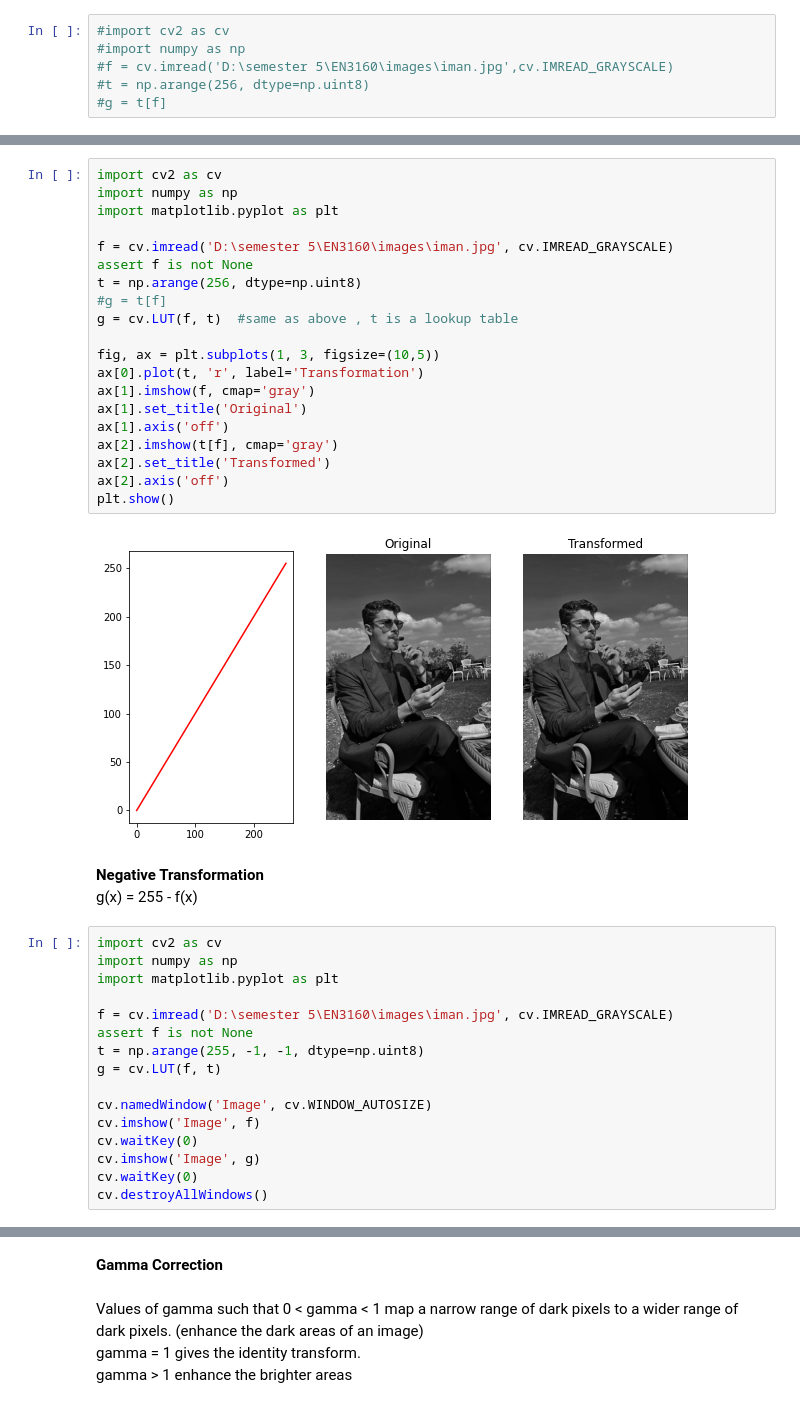
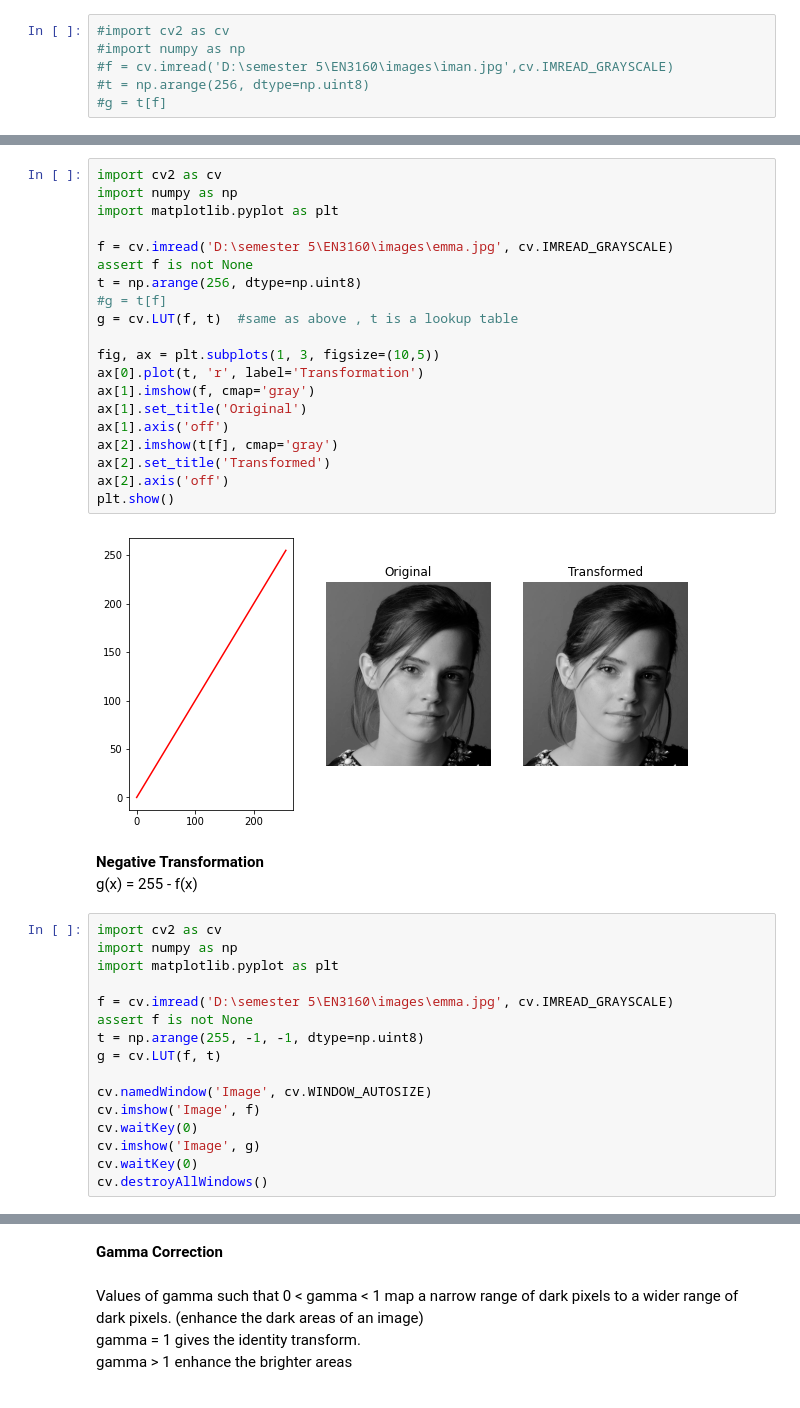
Before and after one commit to NavinduTharupathi/EN3160-Inclass, a Jupyter notebook: inclass_2024_07_03.ipynb, the cells around one changed output, grey strips where cells are left out. Saved outputs shown, nothing was run; the diff lists cells and outputs as text.

```diff
--- a/inclass_2024_07_03.ipynb
+++ b/inclass_2024_07_03.ipynb
@@ -9,25 +43,25 @@
 # %%
 import cv2 as cv
 import numpy as np
 import matplotlib.pyplot as plt
 
-f = cv.imread('D:\semester 5\EN3160\images\iman.jpg', cv.IMREAD_GRAYSCALE)
+f = cv.imread('D:\semester 5\EN3160\images\emma.jpg', cv.IMREAD_GRAYSCALE)
 assert f is not None
 t = np.arange(256, dtype=np.uint8)
 #g = t[f]
 g = cv.LUT(f, t)  #same as above , t is a lookup table
 
 fig, ax = plt.subplots(1, 3, figsize=(10,5))
 ax[0].plot(t, 'r', label='Transformation')
 ax[1].imshow(f, cmap='gray')
 ax[1].set_title('Original')
 ax[1].axis('off')
 ax[2].imshow(t[f], cmap='gray')
 ax[2].set_title('Transformed')
 ax[2].axis('off')
 plt.show()
 # %% [output]
-[figure, old version]
+[figure, new version]
 # %% [markdown]
 **Negative Transformation**
 <br>
@@ -37,7 +71,7 @@ import cv2 as cv
 import numpy as np
 import matplotlib.pyplot as plt
 
-f = cv.imread('D:\semester 5\EN3160\images\iman.jpg', cv.IMREAD_GRAYSCALE)
+f = cv.imread('D:\semester 5\EN3160\images\emma.jpg', cv.IMREAD_GRAYSCALE)
 assert f is not None
 t = np.arange(255, -1, -1, dtype=np.uint8)
 g = cv.LUT(f, t)
```
Also changed, not shown: parts of 28 cells of this notebook.
